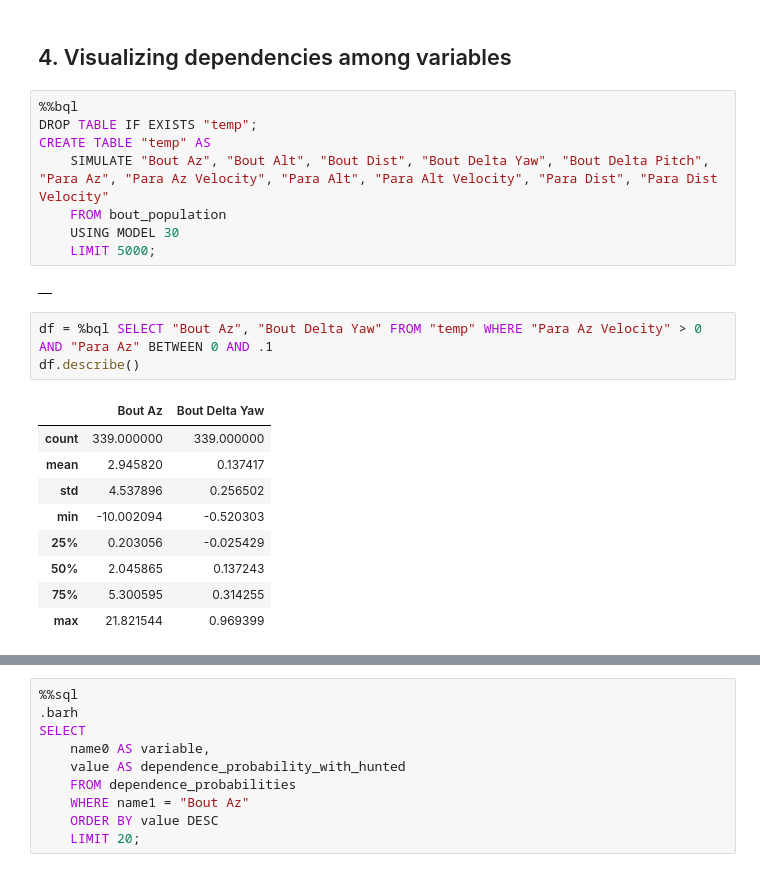
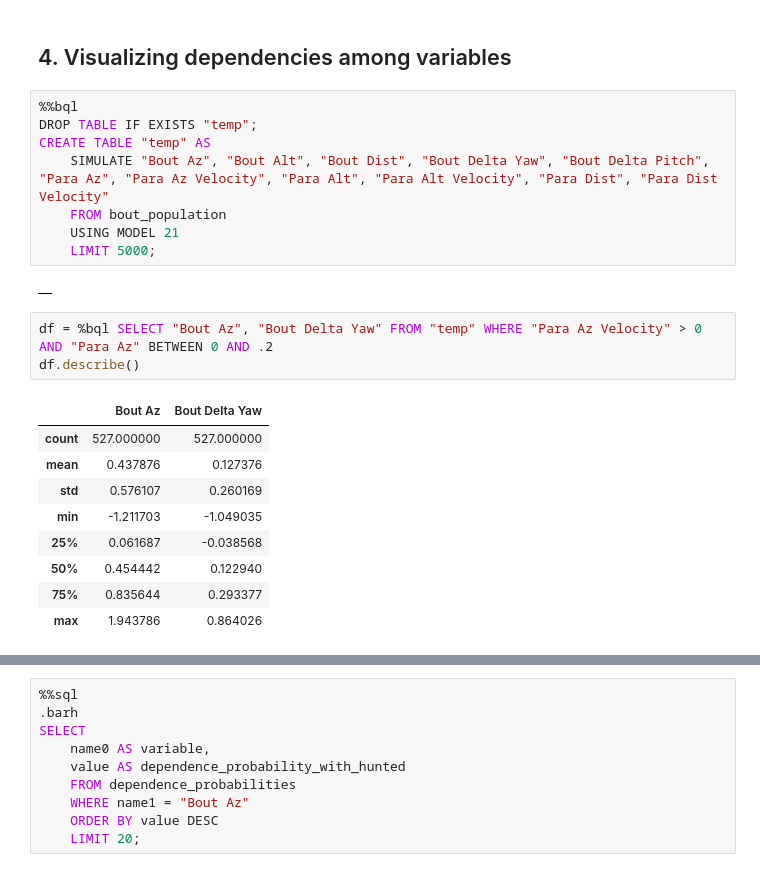
Before and after one commit to elifesciences-publications/PreycapMaster, a Jupyter notebook: Inversion_Analysis.ipynb, the cells around one changed output, grey strips where cells are left out. Saved outputs shown, nothing was run; the diff lists cells and outputs as text.

```diff
--- a/Inversion_Analysis.ipynb
+++ b/Inversion_Analysis.ipynb
@@ -57,21 +57,21 @@ DROP TABLE IF EXISTS "temp";
 CREATE TABLE "temp" AS
     SIMULATE "Bout Az", "Bout Alt", "Bout Dist", "Bout Delta Yaw", "Bout Delta Pitch", "Para Az", "Para Az Velocity", "Para Alt", "Para Alt Velocity", "Para Dist", "Para Dist Velocity"
     FROM bout_population
-    USING MODEL 30
+    USING MODEL 21
     LIMIT 5000;
 # %% [output]
 |  |
 # %%
-df = %bql SELECT "Bout Az", "Bout Delta Yaw" FROM "temp" WHERE "Para Az Velocity" > 0 AND "Para Az" BETWEEN 0 AND .1
+df = %bql SELECT "Bout Az", "Bout Delta Yaw" FROM "temp" WHERE "Para Az Velocity" > 0 AND "Para Az" BETWEEN 0 AND .2
 df.describe()
 # %% [output]
 |  | Bout Az | Bout Delta Yaw |
-| count | 339.000000 | 339.000000 |
-| mean | 2.945820 | 0.137417 |
-| std | 4.537896 | 0.256502 |
-| min | -10.002094 | -0.520303 |
-| 25% | 0.203056 | -0.025429 |
-| 50% | 2.045865 | 0.137243 |
-| 75% | 5.300595 | 0.314255 |
-| max | 21.821544 | 0.969399 |
+| count | 527.000000 | 527.000000 |
+| mean | 0.437876 | 0.127376 |
+| std | 0.576107 | 0.260169 |
+| min | -1.211703 | -1.049035 |
+| 25% | 0.061687 | -0.038568 |
+| 50% | 0.454442 | 0.122940 |
+| 75% | 0.835644 | 0.293377 |
+| max | 1.943786 | 0.864026 |
 # %%
```
Also changed, not shown: parts of 4 cells of this notebook, 3 other files.
